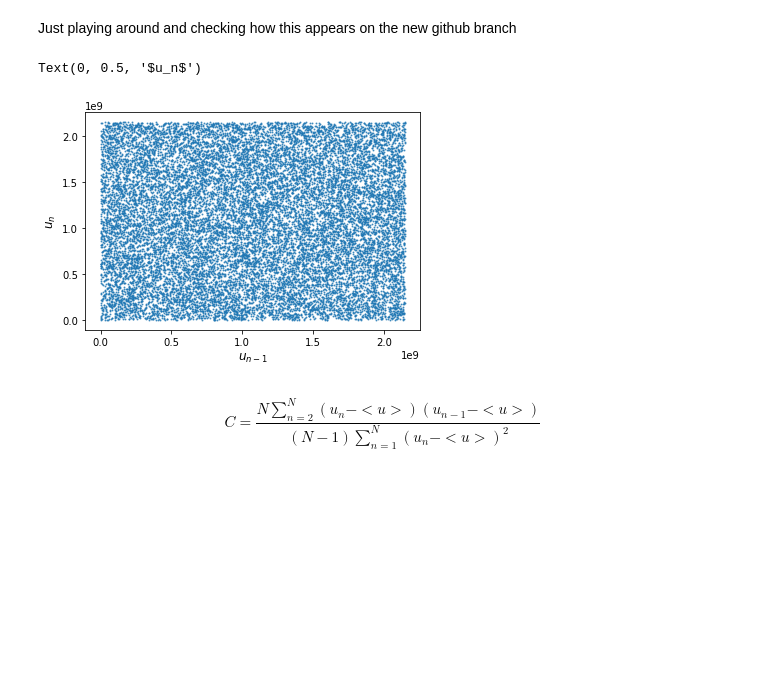
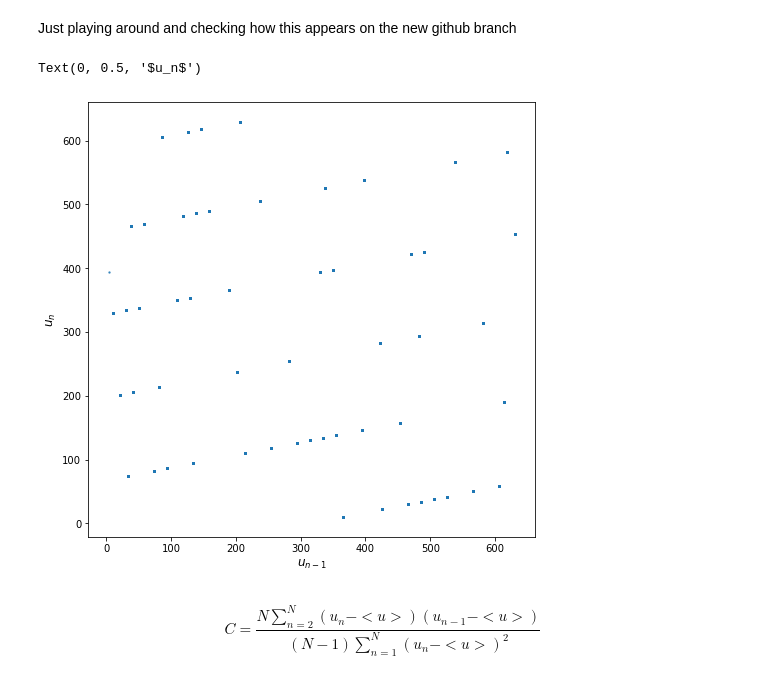
Before and after one commit to Csogeza/MPA, a Jupyter notebook: TheBeginning.ipynb, the cells around one changed output. Cells and saved outputs as stored; diff of their text form; code cells hidden in the pictures; blank space fills up the shorter version.

```diff
--- a/TheBeginning.ipynb
+++ b/TheBeginning.ipynb
@@ -19,14 +19,15 @@ def rng(x,a,b,m):
 sequence = numpy.zeros(20000)
 sequence[0] = 4
 for i in range (19999):
-    sequence[i+1] = rng(sequence[i],16807,0,2147483647) # The least good from the notes
+    sequence[i+1] = rng(sequence[i],424,2,652) #rng(sequence[i],16807,0,2147483647) # The least good from the notes
 # %%
-scatter(sequence[0:-1],sequence[1:],s=1,alpha=0.7)
+figsize(8,8)
+scatter(sequence[0:-1],sequence[1:],s=2,alpha=0.7)
 xlabel(r'$u_{n-1}$',fontsize=12)
 ylabel(r'$u_n$', fontsize=12)
 # %% [output]
 Text(0, 0.5, '$u_n$')
-[figure, old version]
+[figure, new version]
 # %% [markdown]
 $$ C = \frac{N\sum_{n=2}^N (u_n - <u>)(u_{n-1} - <u>)}{(N-1)\sum^N_{n=1}(u_n-<u>)^2} $$
 # %%
```
Also changed, not shown: parts of 11 cells of this notebook.
